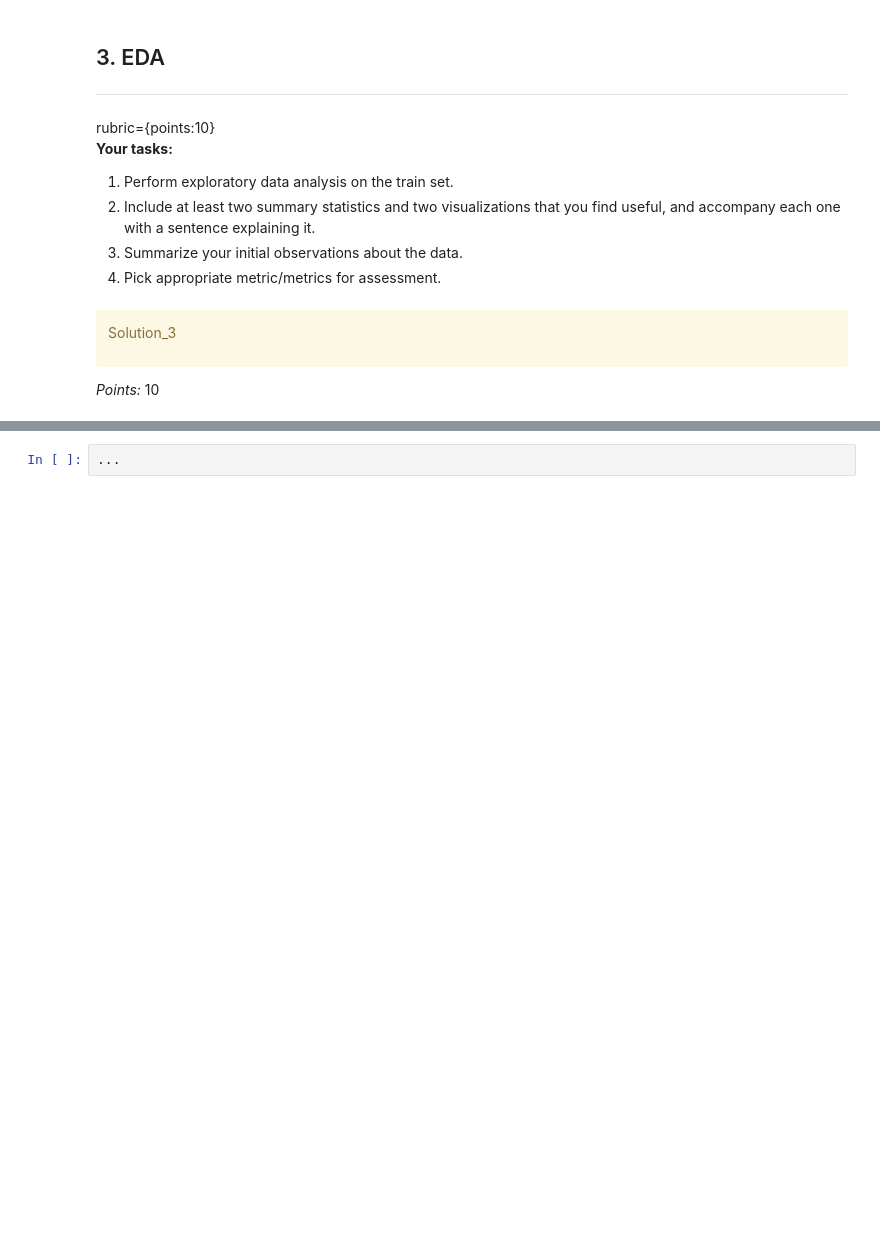
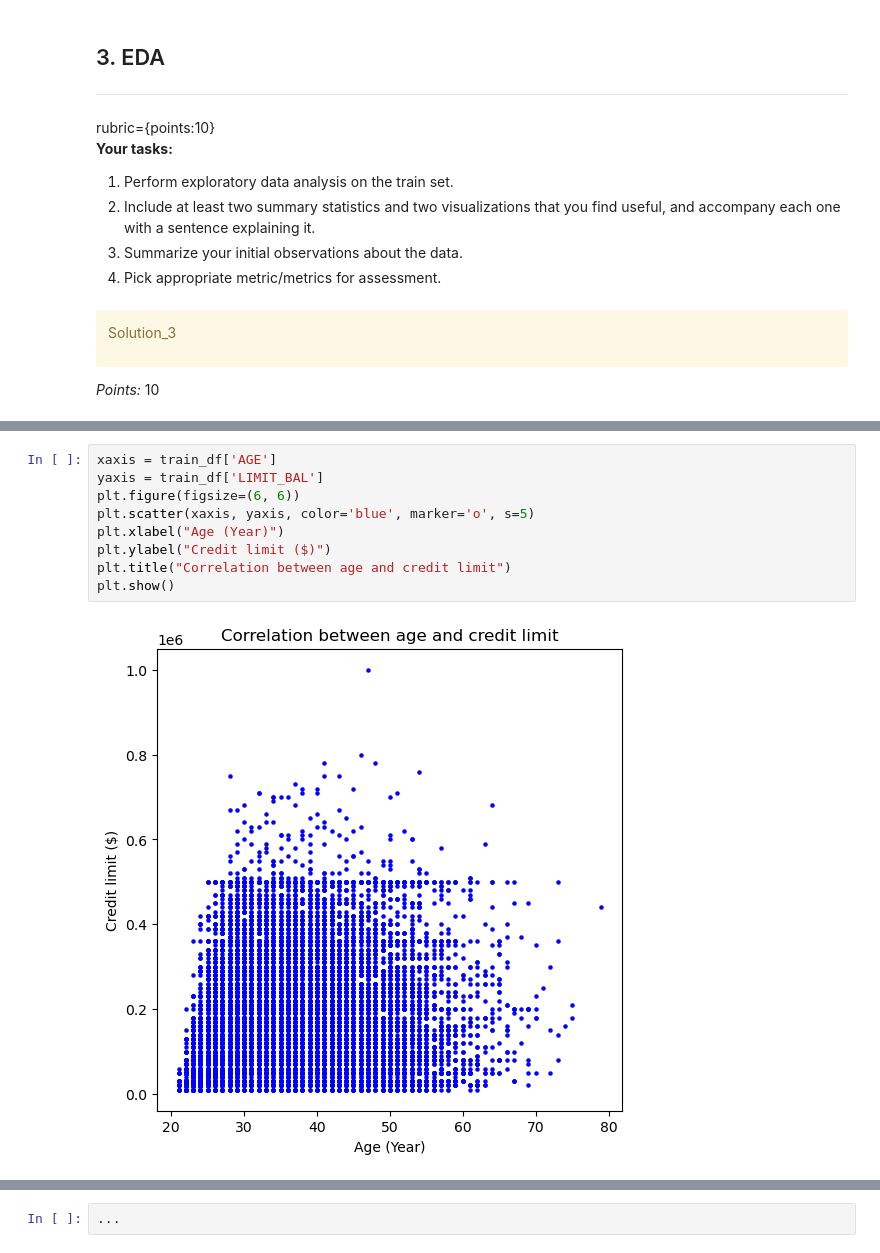
Before and after one commit to hhdning21/credit_card_default_classification, a Jupyter notebook: hw5.ipynb, the cells around one changed output, grey strips where cells are left out. Saved outputs shown, nothing was run; the diff lists cells and outputs as text; blank space fills up the shorter version.

```diff
--- a/hw5.ipynb
+++ b/hw5.ipynb
@@ -235,0 +330,11 @@ train_df.info
+# %%
+xaxis = train_df['AGE']
+yaxis = train_df['LIMIT_BAL']
+plt.figure(figsize=(6, 6))
+plt.scatter(xaxis, yaxis, color='blue', marker='o', s=5)
+plt.xlabel("Age (Year)")
+plt.ylabel("Credit limit ($)")
+plt.title("Correlation between age and credit limit")
+plt.show()
+# %% [output]
+[figure, added]
```
Also changed, not shown: parts of 29 cells of this notebook.
